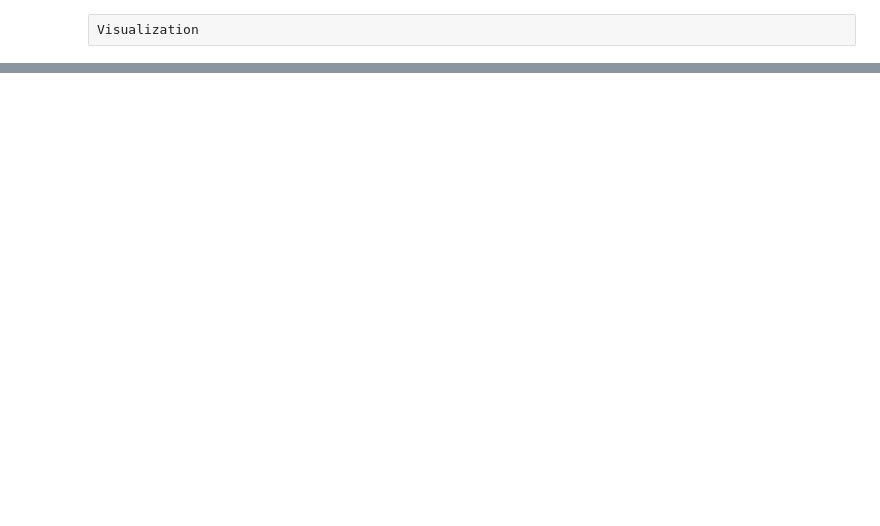
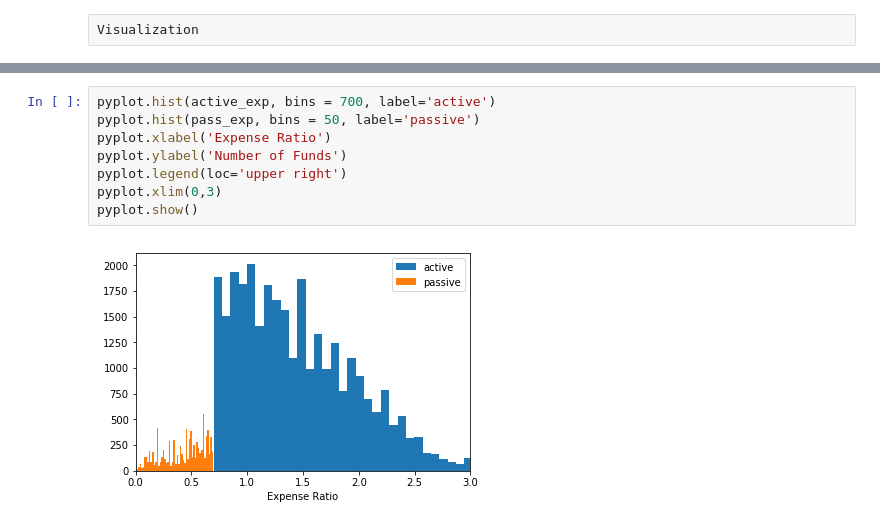
Before and after one commit to spatankar276/Mutual-Fund-Data-Analysis, a Jupyter notebook: Mutual_Fund_Analysis.ipynb, the cells around one changed output, grey strips where cells are left out. Drawn from its saved outputs; the diff is of its cells as text; blank space fills up the shorter version.

```diff
--- a/Mutual_Fund_Analysis.ipynb
+++ b/Mutual_Fund_Analysis.ipynb
@@ -224,0 +294,10 @@ Visualization
+# %%
+pyplot.hist(active_exp, bins = 700, label='active')
+pyplot.hist(pass_exp, bins = 50, label='passive')
+pyplot.xlabel('Expense Ratio')
+pyplot.ylabel('Number of Funds')
+pyplot.legend(loc='upper right')
+pyplot.xlim(0,3)
+pyplot.show()
+# %% [output]
+[figure, added]
```
Also changed, not shown: parts of 34 cells of this notebook.
